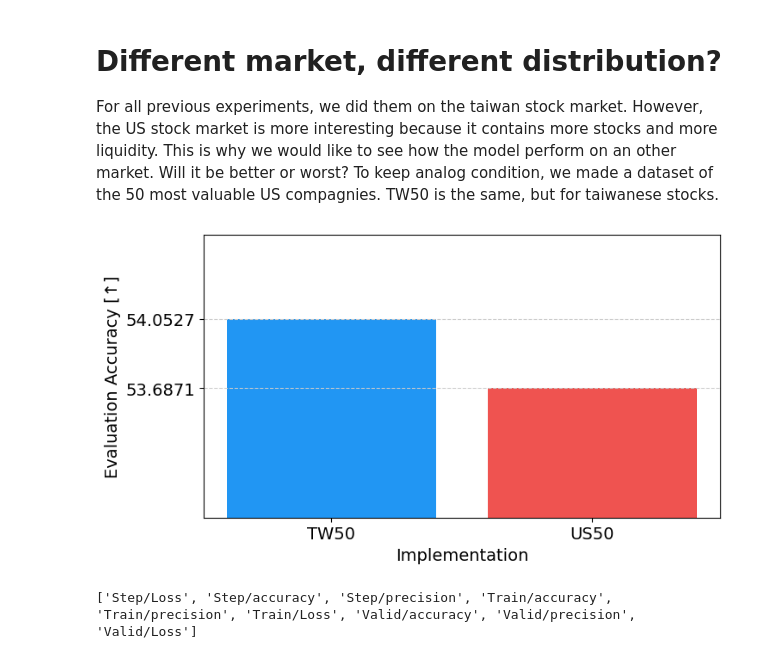
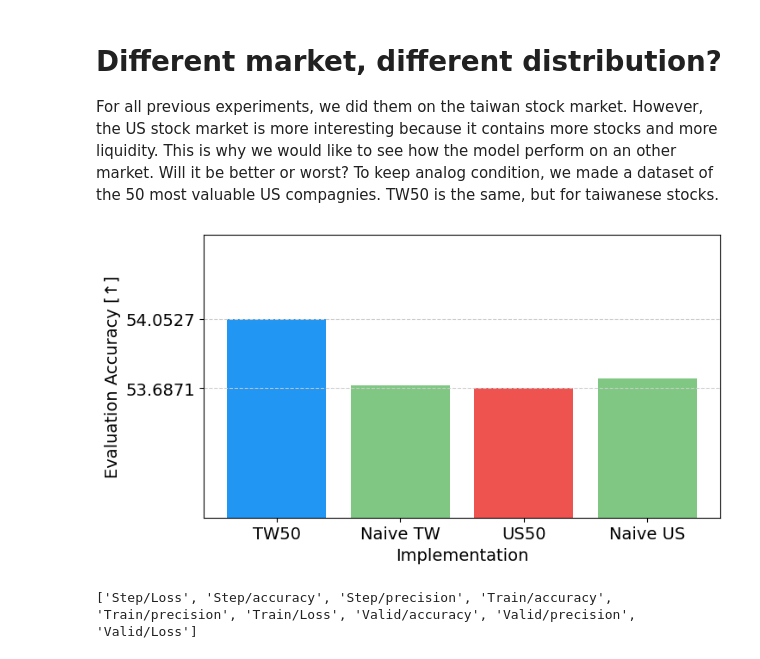
Before and after one commit to anthol42/MLSP-final_project, a Jupyter notebook: deep/notebooks/ablation.ipynb, the cells around one changed output. Cells and saved outputs as stored; diff of their text form; code cells hidden in the pictures.

```diff
--- a/deep/notebooks/ablation.ipynb
+++ b/deep/notebooks/ablation.ipynb
@@ -48,2 +48,8 @@ rTable
+# %%
+NAIVE_PERF = {
+    "small": 53.70,
+    "smallUS": 53.74,
+    "huge0.1": 51.28
+}
 # %% [markdown]
 # TODO
@@ -136,18 +142,18 @@ For all previous experiments, we did them on the taiwan stock market. However, t
 # %%
 runID = [11, 16]
 acc = [100 * rTable.loc[rid]["accuracy"] for rid in runID]
-names = ["TW50", "US50"]
-plt.bar(names, acc, color=COLORS[:2])
+names = ["TW50", "Naive TW", "US50", "Naive US"]
+plt.bar(names, [acc[0], NAIVE_PERF["small"], acc[1], NAIVE_PERF["smallUS"]], color=[COLORS[0], COLORS[2], COLORS[1], COLORS[2]])
 plt.yticks(acc)
 plt.ylim(53., 54.5)
 plt.ylabel("Evaluation Accuracy [↑]")
 plt.grid(axis="y")
 plt.xlabel("Implementation")
 if OUT_FIGS is not None:
     plt.subplots_adjust(bottom=0.15, left=0.15)
     plt.savefig(f"{OUT_FIGS}/diff_market.svg")
 # %% [output]
-[figure, old version]
+[figure, new version]
 # %%
 reporterTW = Reporter(log_dir=f'runs/{runID[0]}')
 reporterUS = Reporter(log_dir=f'runs/{runID[1]}')
```
Also changed, not shown: parts of 6 cells of this notebook, 1 other file.
